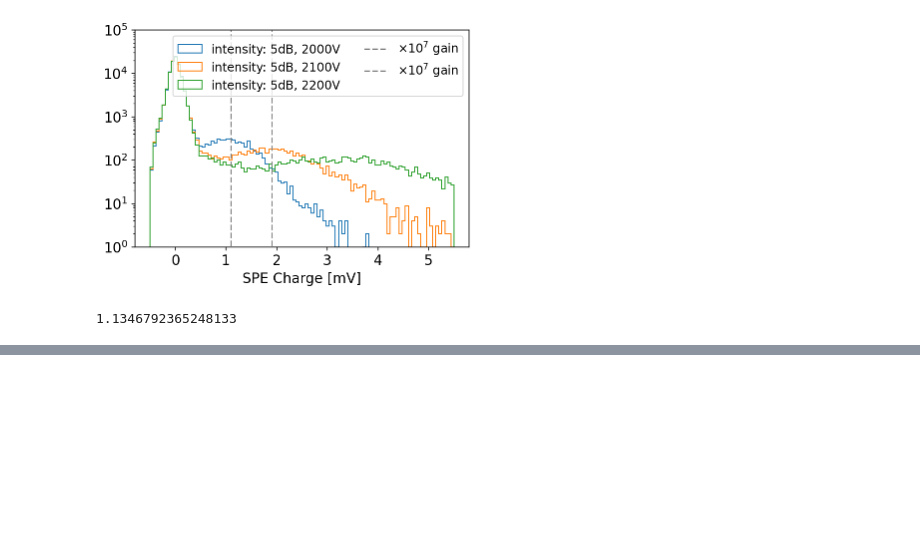
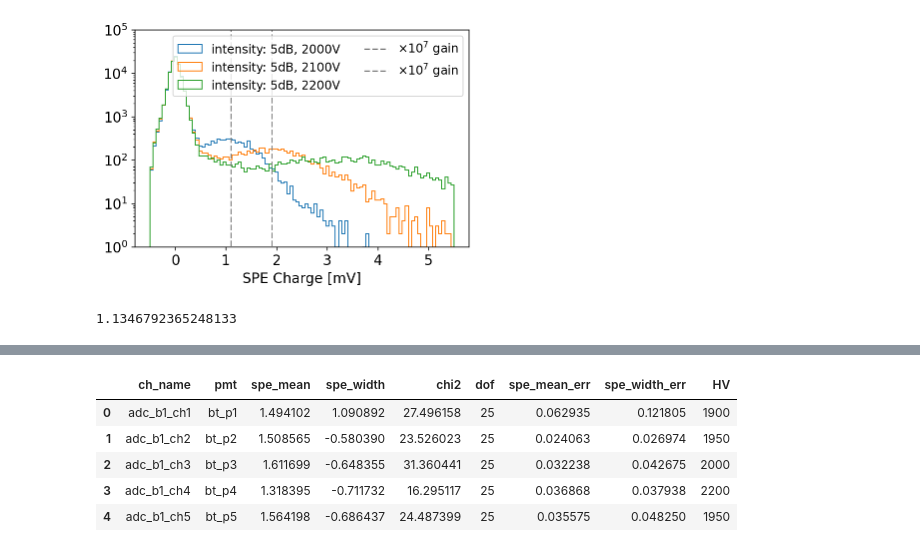
Before and after one commit to BNLIF/drop, a Jupyter notebook: analysis/led.ipynb, the cells around one changed output, grey strips where cells are left out. Cells and saved outputs as stored; diff of their text form; code cells hidden in the pictures; blank space fills up the shorter version.

```diff
--- a/analysis/led.ipynb
+++ b/analysis/led.ipynb
@@ -677,0 +781,9 @@ gain_curve(2025)/gain_curve(2000)
+# %%
+df
+# %% [output]
+|  | ch_name | pmt | spe_mean | spe_width | chi2 | dof | spe_mean_err | spe_width_err | HV |
+| 0 | adc_b1_ch1 | bt_p1 | 1.494102 | 1.090892 | 27.496158 | 25 | 0.062935 | 0.121805 | 1900 |
+| 1 | adc_b1_ch2 | bt_p2 | 1.508565 | -0.580390 | 23.526023 | 25 | 0.024063 | 0.026974 | 1950 |
+| 2 | adc_b1_ch3 | bt_p3 | 1.611699 | -0.648355 | 31.360441 | 25 | 0.032238 | 0.042675 | 2000 |
+| 3 | adc_b1_ch4 | bt_p4 | 1.318395 | -0.711732 | 16.295117 | 25 | 0.036868 | 0.037938 | 2200 |
+| 4 | adc_b1_ch5 | bt_p5 | 1.564198 | -0.686437 | 24.487399 | 25 | 0.035575 | 0.048250 | 1950 |
```
Also changed, not shown: parts of 19 cells of this notebook.
